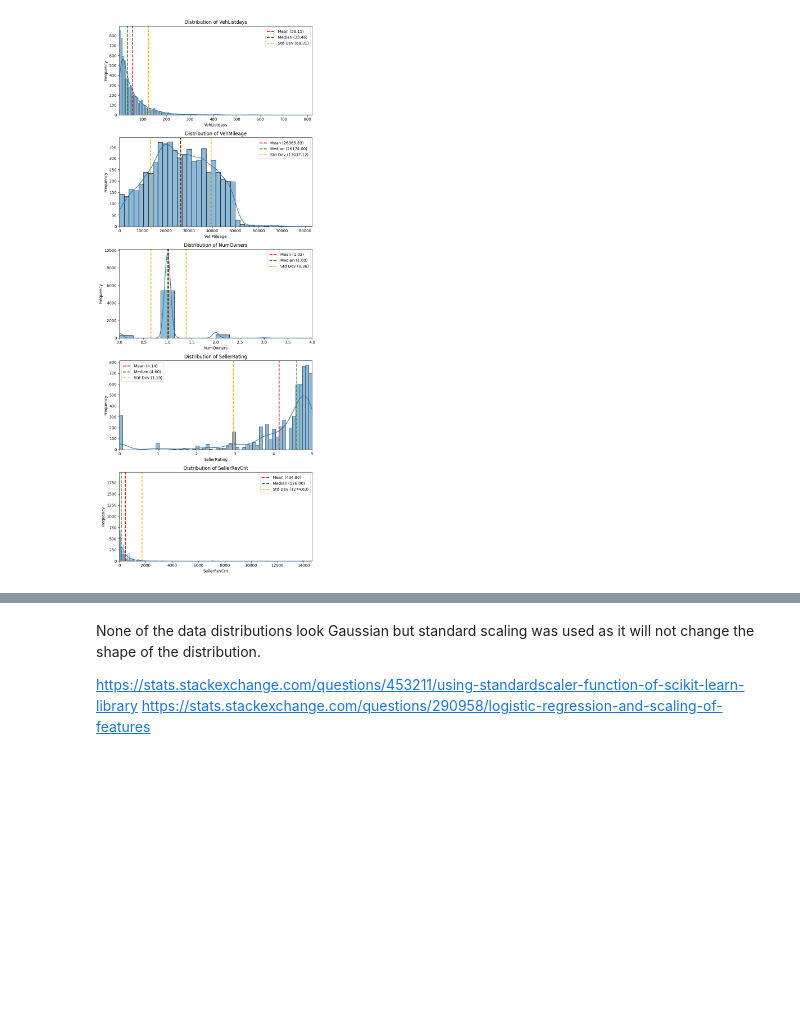
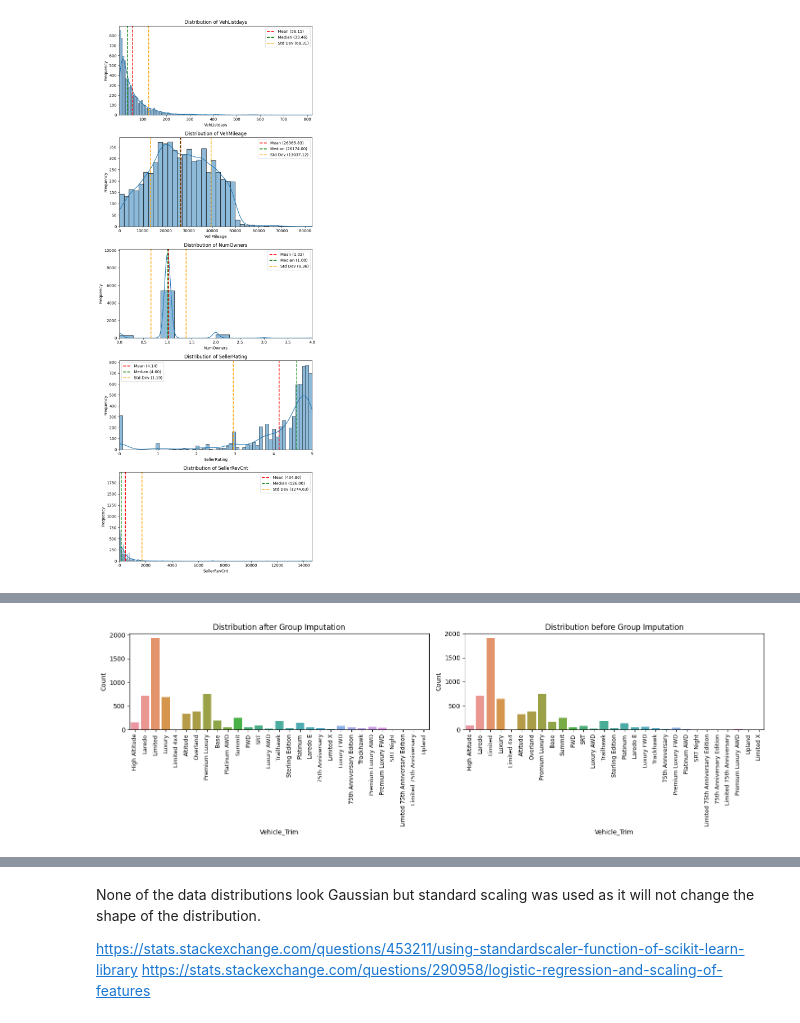
Before and after one commit to gcalbertini/boing, a Jupyter notebook: src/imputationEDA.ipynb, the cells around one changed output, grey strips where cells are left out. Cells and saved outputs as stored; diff of their text form; code cells hidden in the pictures; blank space fills up the shorter version.

```diff
--- a/src/imputationEDA.ipynb
+++ b/src/imputationEDA.ipynb
@@ -685,3 +730,4 @@ Name: 282, dtype: object
 # %%
 defaultTrim = str(y_train_nulls.Vehicle_Trim.agg(pd.Series.mode)[0])
 defaultPrice = y_train_nulls.Dealer_Listing_Price.median()
+y_train = y_train_nulls.copy()
@@ -757,6 +756,7 @@ def find_model_trim(knownPrice):
             return trim
 
     return defaultTrim
+
 
 
 def find_model_price(knownTrim):
@@ -785,12 +785,12 @@ def find_model_price(knownTrim):
 
 
 for index in y_train_nulls[y_train_nulls["Vehicle_Trim"].isnull()].index:
-    y_train_nulls.loc[index, "Vehicle_Trim"] = find_model_trim(
+    y_train.loc[index, "Vehicle_Trim"] = find_model_trim(
         y_train_nulls.loc[index, "Dealer_Listing_Price"]
     )
 
 
 for index in y_train_nulls[y_train_nulls["Dealer_Listing_Price"].isnull()].index:
-    y_train_nulls.loc[index, "Dealer_Listing_Price"] = find_model_price(
+    y_train.loc[index, "Dealer_Listing_Price"] = find_model_price(
         y_train_nulls.loc[index, "Vehicle_Trim"]
     )
@@ -1000,0 +1061,29 @@ plt.show()
+# %%
+# Set up subplots
+fig, axes = plt.subplots(nrows=1, ncols=2, figsize=(15, 5))
+
+# Plot counts after group imputation
+sns.countplot(x=y_train["Vehicle_Trim"], ax=axes[0])
+axes[0].tick_params(axis='x', rotation=90, labelsize=9)  # Rotate and adjust label size
+
+# Set plot labels and title for the first subplot
+axes[0].set_xlabel("Vehicle_Trim")
+axes[0].set_ylabel("Count")
+axes[0].set_title("Distribution after Group Imputation")
+
+# Plot counts before group imputation using y_train_nulls
+sns.countplot(x=y_train_nulls["Vehicle_Trim"], ax=axes[1])
+axes[1].tick_params(axis='x', rotation=90, labelsize=9)  # Rotate and adjust label size
+
+# Set plot labels and title for the second subplot
+axes[1].set_xlabel("Vehicle_Trim")
+axes[1].set_ylabel("Count")
+axes[1].set_title("Distribution before Group Imputation")
+
+# Adjust layout
+plt.tight_layout()
+
+# Show the plot
+plt.show()
+# %% [output]
+[figure, added]
```
Also changed, not shown: parts of 35 cells of this notebook.
